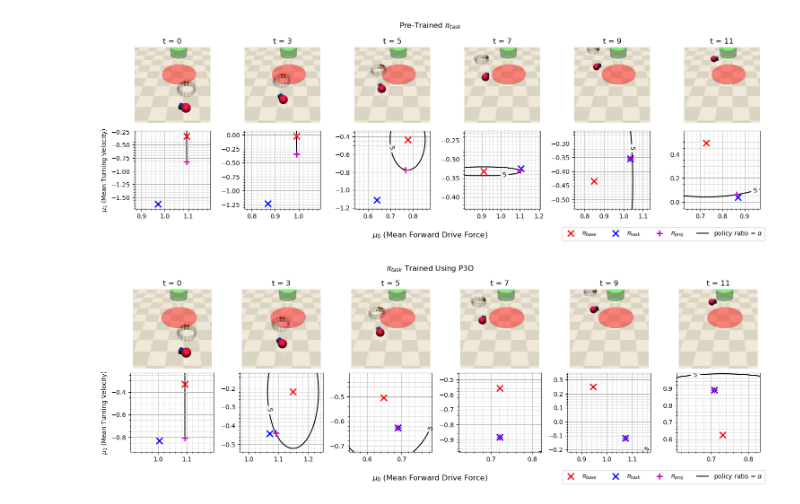
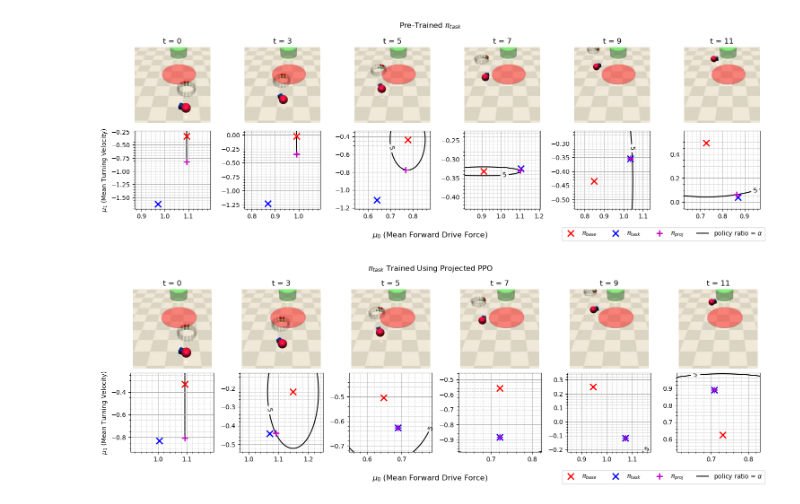
Before and after one commit to JacquesCloete/sport, a Jupyter notebook: notebooks/envs/plotting_policy_projection.ipynb, the cells around one changed output. Saved outputs shown, nothing was run; the diff lists cells and outputs as text; code cells hidden in the pictures.

```diff
--- a/notebooks/envs/plotting_policy_projection.ipynb
+++ b/notebooks/envs/plotting_policy_projection.ipynb
@@ -58,24 +58,24 @@ plt.savefig("pretrained_episode.svg")
 # %%
 ep = 600
 ep_frames = extracted_frames_alpha_task[int(ep / 100)]
 timesteps_to_plot = [0, 3, 5, 7, 9, 11]
 all_ep_idxs = np.where(policy_projection_database_alpha_task.episode_count == ep)[
     0
 ]  # np where returns a tuple
 # Need to set Nx and Ny high when the feasible set reduces to a line
 fig, axs = policy_projection_database_alpha_task.plot_policy_projection_with_frames(
     all_ep_idxs=all_ep_idxs,
     extracted_frames=ep_frames,
     timesteps=timesteps_to_plot,
     plot_cmap=False,
     Nx=50,
     Ny=50,
     marker_size=10,
     marker_edge_width=2,
     fig_size_scale_factor=2.5,
     border=0.1,
-    title=r"$\pi_{task}$ Trained Using P3O",
+    title=r"$\pi_{task}$ Trained Using Projected PPO",
 )
 plt.savefig("constrained_episode.svg")
 # %% [output]
-[figure, old version]
+[figure, new version]
```
Also changed, not shown: 3 other files.
